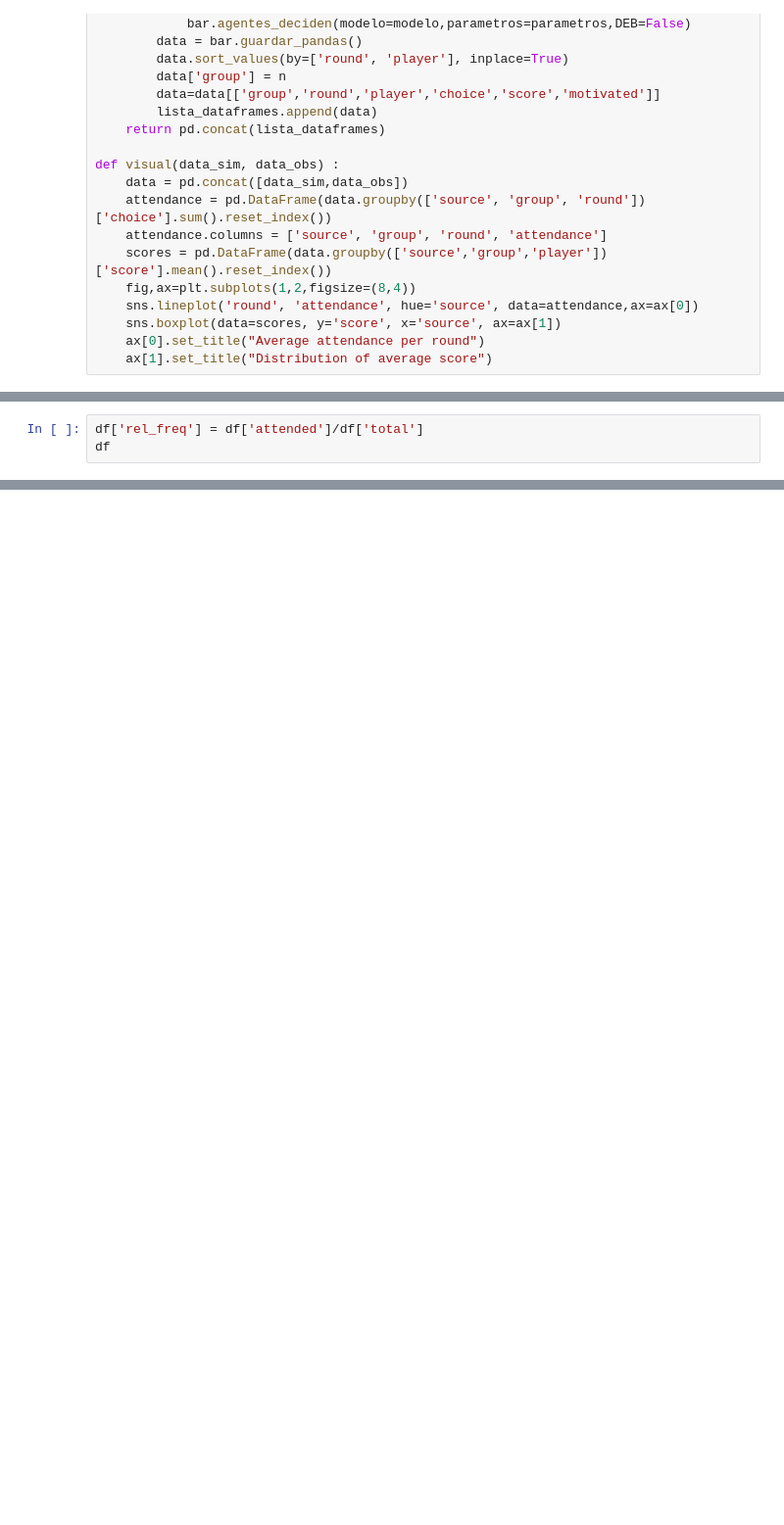
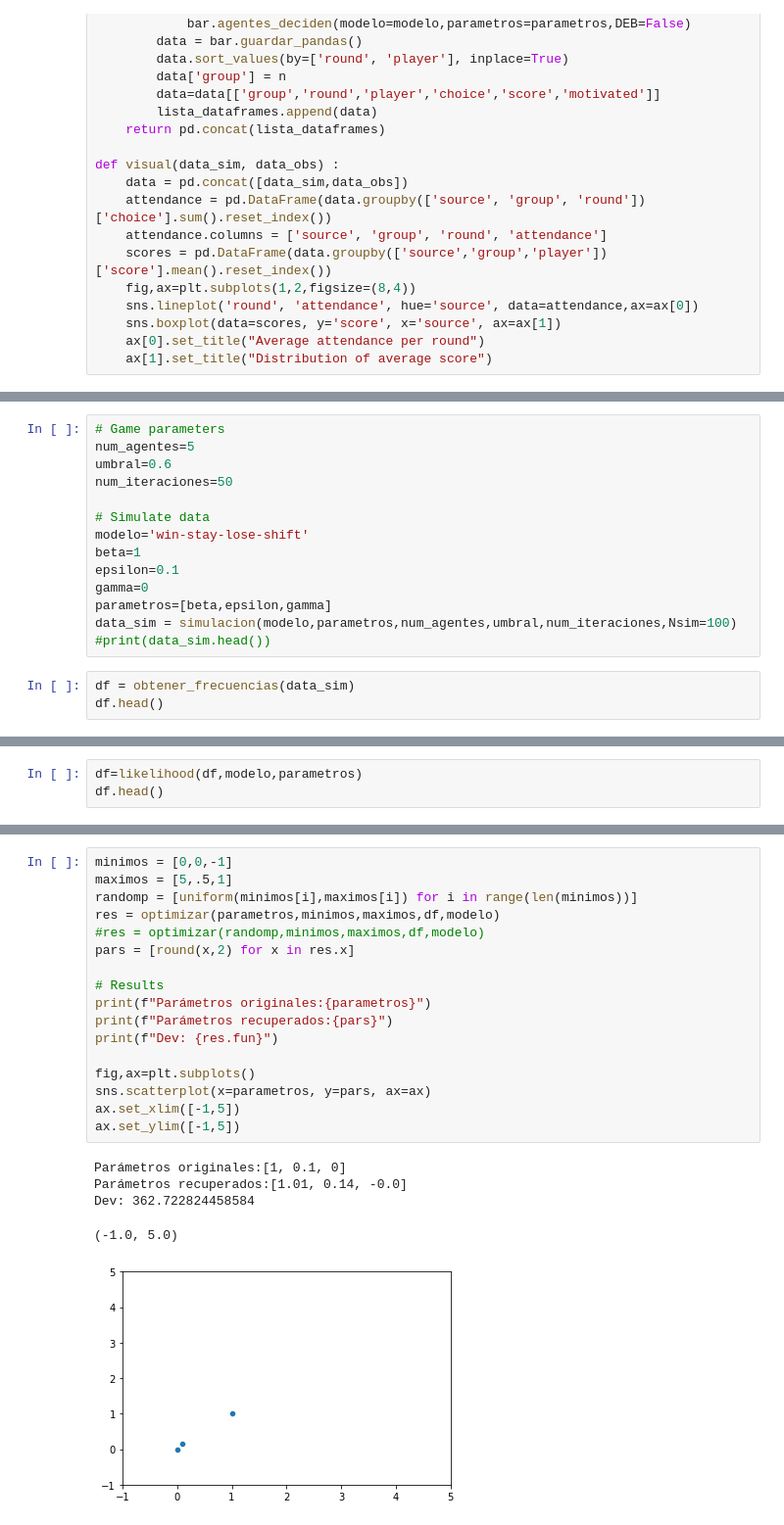
Before and after one commit to Slendercoder/SemilleroMSFS, a Jupyter notebook: Notebooks/ElFarol - rw.ipynb, the cells around one changed output, grey strips where cells are left out. Shown at 98% size. Saved outputs shown, nothing was run; the diff lists cells and outputs as text; blank space fills up the shorter version.

```diff
--- a/Notebooks/ElFarol - rw.ipynb
+++ b/Notebooks/ElFarol - rw.ipynb
@@ -360,3 +327,0 @@ df.head()
-# %%
-df['rel_freq'] = df['attended']/df['total']
-df
@@ -380,0 +452,17 @@ df
+# %%
+# Game parameters
+num_agentes=5
+umbral=0.6
+num_iteraciones=50
+
+# Simulate data
+modelo='win-stay-lose-shift'
+beta=1
+epsilon=0.1
+gamma=0
+parametros=[beta,epsilon,gamma]
+data_sim = simulacion(modelo,parametros,num_agentes,umbral,num_iteraciones,Nsim=100)
+#print(data_sim.head())
+# %%
+df = obtener_frecuencias(data_sim)
+df.head()
@@ -380,0 +476,3 @@ df
+# %%
+df=likelihood(df,modelo,parametros)
+df.head()
@@ -380,0 +505,23 @@ df
+# %%
+minimos = [0,0,-1]
+maximos = [5,.5,1]
+randomp = [uniform(minimos[i],maximos[i]) for i in range(len(minimos))]
+res = optimizar(parametros,minimos,maximos,df,modelo)
+#res = optimizar(randomp,minimos,maximos,df,modelo)
+pars = [round(x,2) for x in res.x]
+
+# Results
+print(f"Parámetros originales:{parametros}")
+print(f"Parámetros recuperados:{pars}")
+print(f"Dev: {res.fun}")
+
+fig,ax=plt.subplots()
+sns.scatterplot(x=parametros, y=pars, ax=ax)
+ax.set_xlim([-1,5])
+ax.set_ylim([-1,5])
+# %% [output]
+Parámetros originales:[1, 0.1, 0]
+Parámetros recuperados:[1.01, 0.14, -0.0]
+Dev: 362.722824458584
+(-1.0, 5.0)
+[figure, added]
```
Also changed, not shown: parts of 22 cells of this notebook, 1 other file.
